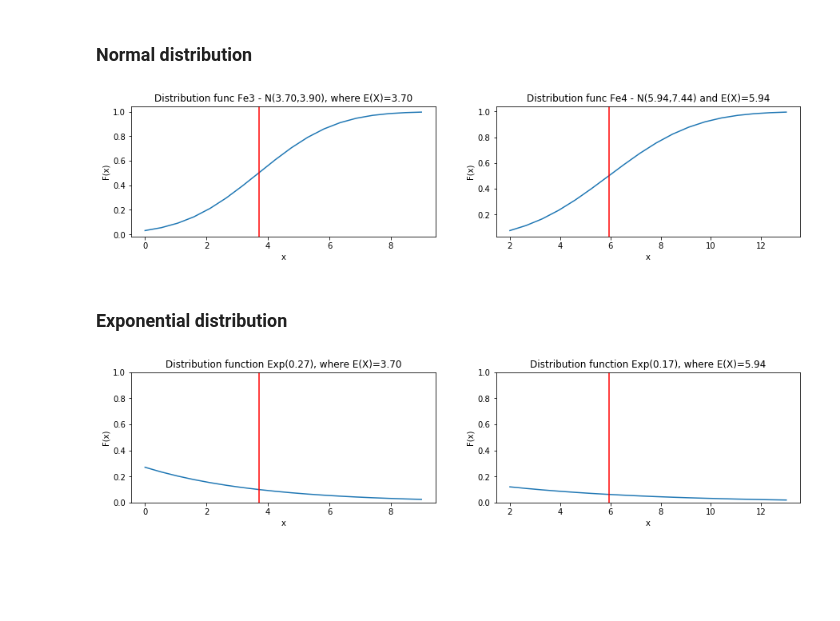
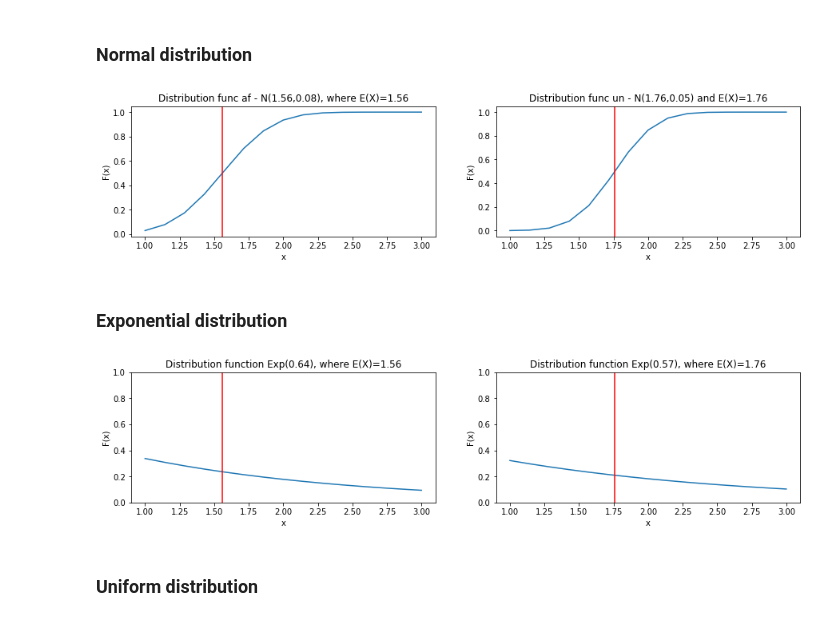
Before and after one commit to patrotom/pst_homework, a Jupyter notebook: src/tomas.ipynb, the cells around one changed output. Cells and saved outputs as stored; diff of their text form; code cells hidden in the pictures; blank space fills up the shorter version.

```diff
--- a/src/tomas.ipynb
+++ b/src/tomas.ipynb
@@ -162,54 +160,56 @@ plt.show()
 # %% [markdown]
 ### Normal distribution ###
 # %%
-fe3_sigma = math.sqrt(fe3_var)
-fe4_sigma = math.sqrt(fe4_var)
+af_sigma = math.sqrt(af_var)
+un_sigma = math.sqrt(un_var)
 
 plt.figure(figsize=(15,3))
 
 plt.subplot(1,2,1)
-fe3_x = np.linspace(fe3_lb, fe3_ub, fe3_size)
-plt.plot(fe3_x, norm.cdf(fe3_x, loc=fe3_mean, scale=fe3_sigma))
-plt.axvline(fe3_mean, color='r')
-plt.title('Distribution func Fe3 - N({0:.2f},{1:.2f}), where E(X)={2:.2f}'.format(fe3_mean, fe3_var, fe3_mean))
+af_x = np.linspace(af_lb, af_ub, af_size)
+plt.plot(af_x, norm.cdf(af_x, loc=af_mean, scale=af_sigma))
+plt.axvline(af_mean, color='r')
+plt.title('Distribution func af - N({0:.2f},{1:.2f}), where E(X)={2:.2f}'.format(af_mean, af_var, af_mean))
 plt.xlabel('x')
 plt.ylabel('F(x)')
 
 plt.subplot(1,2,2)
-fe4_x = np.linspace(fe4_lb, fe4_ub, fe4_size)
-plt.plot(fe4_x, norm.cdf(fe4_x, loc=fe4_mean, scale=fe4_sigma))
-plt.axvline(fe4_mean, color='r')
-plt.title('Distribution func Fe4 - N({0:.2f},{1:.2f}) and E(X)={2:.2f}'.format(fe4_mean, fe4_var, fe4_mean))
+un_x = np.linspace(un_lb, un_ub, un_size)
+plt.plot(un_x, norm.cdf(un_x, loc=un_mean, scale=un_sigma))
+plt.axvline(un_mean, color='r')
+plt.title('Distribution func un - N({0:.2f},{1:.2f}) and E(X)={2:.2f}'.format(un_mean, un_var, un_mean))
 plt.xlabel('x')
 plt.ylabel('F(x)')
 
 plt.show()
 # %% [output]
-[figure, old version]
+[figure, new version]
 # %% [markdown]
 ### Exponential distribution ###
 # %%
-fe3_lambda = 1 / fe3_mean
-fe4_lambda = 1 / fe4_mean
+af_lambda = 1 / af_mean
+un_lambda = 1 / un_mean
 
 plt.figure(figsize=(15,3))
 
 plt.subplot(1,2,1)
-plt.plot(fe3_x, expon.pdf(fe3_x, scale=fe3_mean))
-plt.axvline(expon.mean(scale=fe3_mean), color='r')
-plt.title('Distribution function Exp({0:.2f}), where E(X)={1:.2f}'.format(fe3_lambda, expon.mean(scale=fe3_mean)))
+plt.plot(af_x, expon.pdf(af_x, scale=af_mean))
+plt.axvline(expon.mean(scale=af_mean), color='r')
+plt.title('Distribution function Exp({0:.2f}), where E(X)={1:.2f}'.format(af_lambda, expon.mean(scale=af_mean)))
 plt.ylim((0, 1))
 plt.xlabel('x')
 plt.ylabel('F(x)')
 
 plt.subplot(1,2,2)
-plt.plot(fe4_x, expon.pdf(fe4_x, scale=fe4_mean))
-plt.axvline(expon.mean(scale=fe4_mean), color='r')
-plt.title('Distribution function Exp({0:.2f}), where E(X)={1:.2f}'.format(fe4_lambda, expon.mean(scale=fe4_mean)))
+plt.plot(un_x, expon.pdf(un_x, scale=un_mean))
+plt.axvline(expon.mean(scale=un_mean), color='r')
+plt.title('Distribution function Exp({0:.2f}), where E(X)={1:.2f}'.format(un_lambda, expon.mean(scale=un_mean)))
 plt.ylim((0, 1))
 plt.xlabel('x')
 plt.ylabel('F(x)')
 
 plt.show()
 # %% [output]
-[figure, old version]
+[figure, new version]
+# %% [markdown]
+### Uniform distribution ###
```
Also changed, not shown: parts of 6 cells of this notebook.
